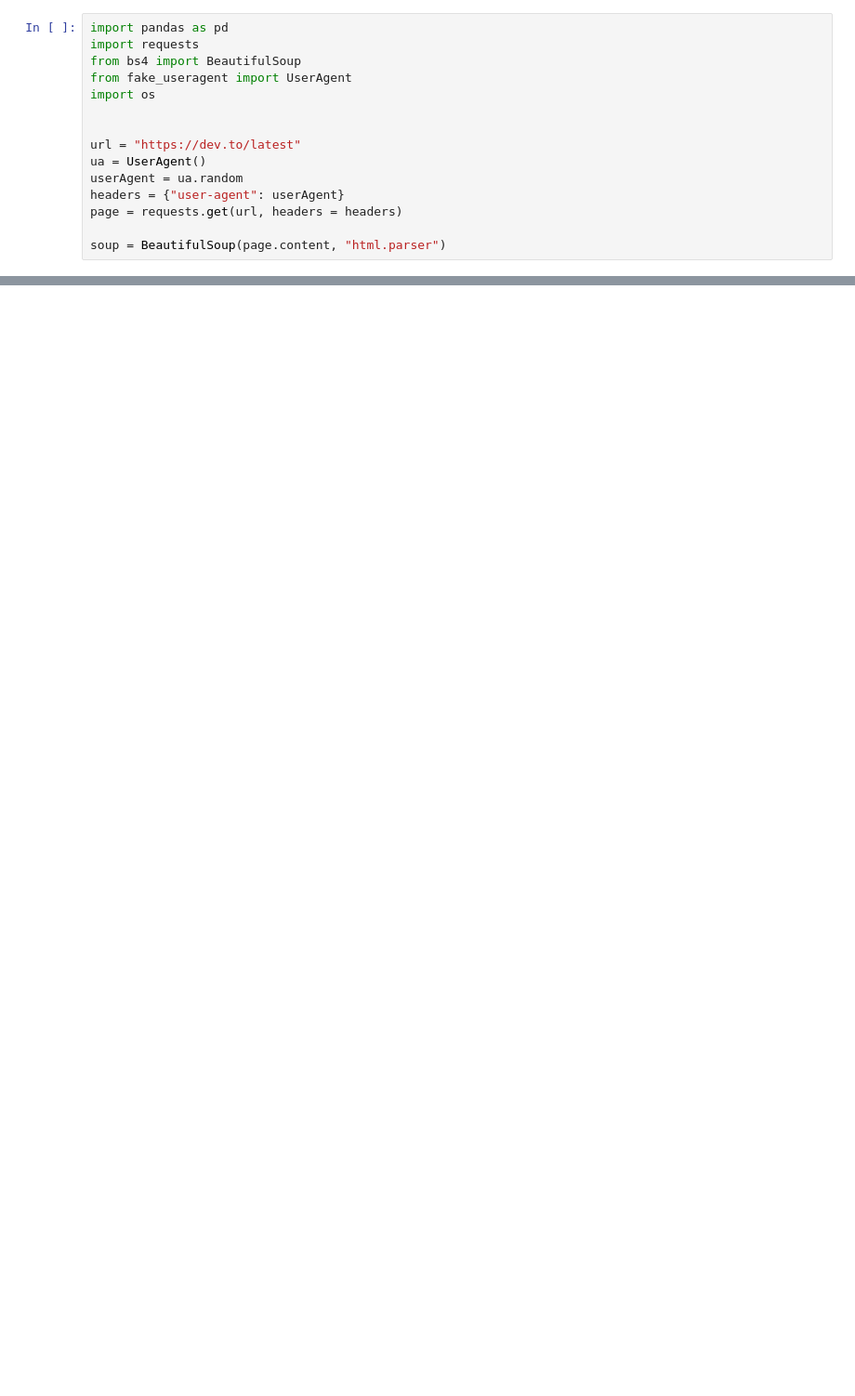
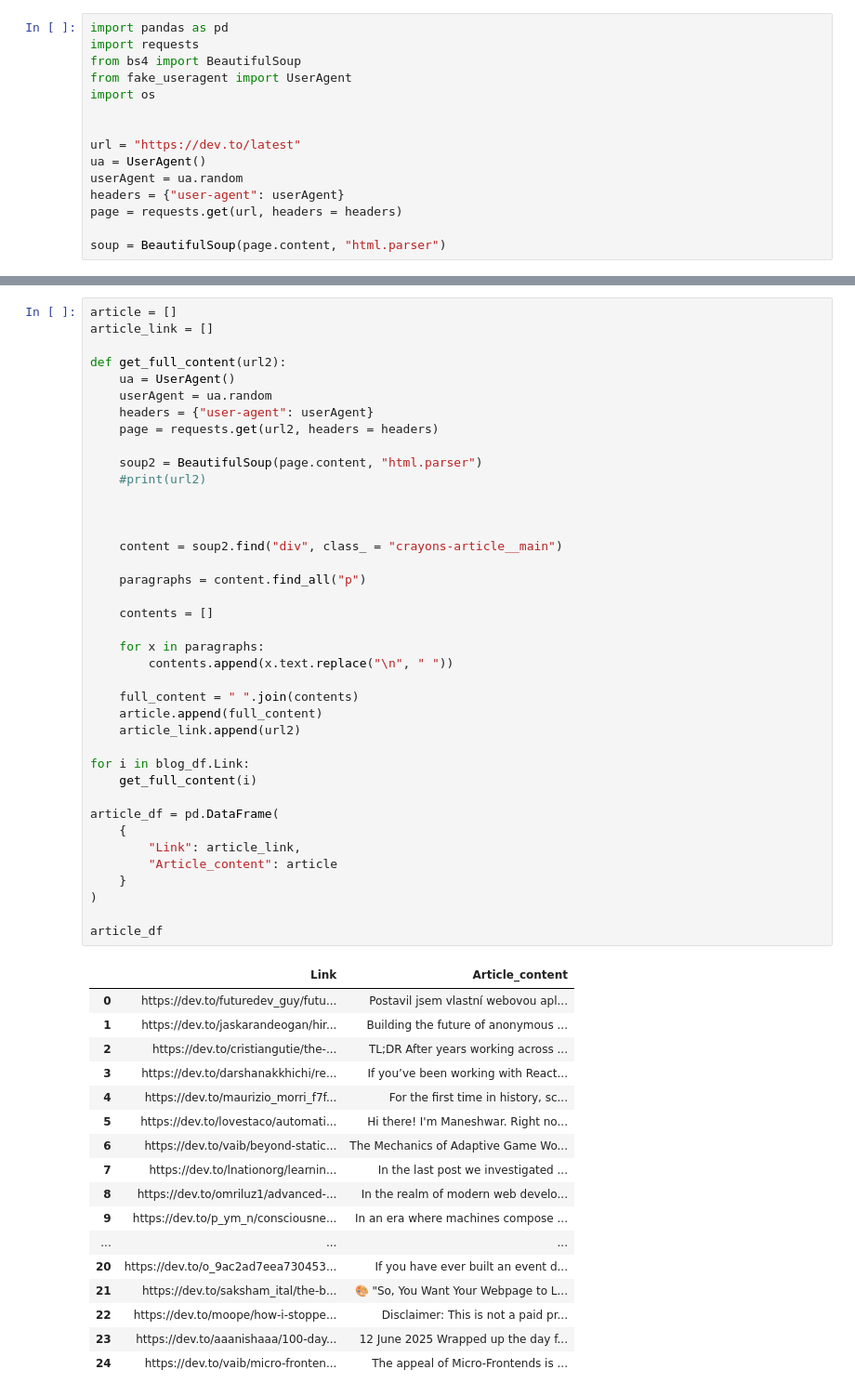
Before and after one commit to jaykay04/ETL_Webscrape, a Jupyter notebook: script/webscrape from dev.to.ipynb, the cells around one changed output, grey strips where cells are left out. Shown at 93% size. Saved outputs shown, nothing was run; the diff lists cells and outputs as text; blank space fills up the shorter version.

```diff
--- a/script/webscrape from dev.to.ipynb
+++ b/script/webscrape from dev.to.ipynb
@@ -101,0 +122,57 @@ blog_df
+# %%
+article = []
+article_link = []
+
+def get_full_content(url2):
+    ua = UserAgent()
+    userAgent = ua.random
+    headers = {"user-agent": userAgent}
+    page = requests.get(url2, headers = headers)
+
+    soup2 = BeautifulSoup(page.content, "html.parser")
+    #print(url2)
+
+
+
+    content = soup2.find("div", class_ = "crayons-article__main")
+
+    paragraphs = content.find_all("p")
+
+    contents = []
+
+    for x in paragraphs:
+        contents.append(x.text.replace("\n", " "))
+
+    full_content = " ".join(contents)
+    article.append(full_content)
+    article_link.append(url2)
+
+for i in blog_df.Link:
+    get_full_content(i)
+
+article_df = pd.DataFrame(
+    {
+        "Link": article_link,
+        "Article_content": article
+    }
+)
+
+article_df
+# %% [output]
+|  | Link | Article_content |
+| 0 | https://dev.to/futuredev_guy/futu... | Postavil jsem vlastní webovou apl... |
+| 1 | https://dev.to/jaskarandeogan/hir... | Building the future of anonymous ... |
+| 2 | https://dev.to/cristiangutie/the-... | TL;DR After years working across ... |
+| 3 | https://dev.to/darshanakkhichi/re... | If you’ve been working with React... |
+| 4 | https://dev.to/maurizio_morri_f7f... | For the first time in history, sc... |
+| 5 | https://dev.to/lovestaco/automati... | Hi there! I'm Maneshwar. Right no... |
+| 6 | https://dev.to/vaib/beyond-static... | The Mechanics of Adaptive Game Wo... |
+| 7 | https://dev.to/lnationorg/learnin... | In the last post we investigated ... |
+| 8 | https://dev.to/omriluz1/advanced-... | In the realm of modern web develo... |
+| 9 | https://dev.to/p_ym_n/consciousne... | In an era where machines compose ... |
+| ... | ... | ... |
+| 20 | https://dev.to/o_9ac2ad7eea730453... | If you have ever built an event d... |
+| 21 | https://dev.to/saksham_ital/the-b... | 🎨 "So, You Want Your Webpage to L... |
+| 22 | https://dev.to/moope/how-i-stoppe... | Disclaimer: This is not a paid pr... |
+| 23 | https://dev.to/aaanishaaa/100-day... | 12 June 2025 Wrapped up the day f... |
+| 24 | https://dev.to/vaib/micro-fronten... | The appeal of Micro-Frontends is ... |
```
Also changed, not shown: parts of 4 cells of this notebook.
